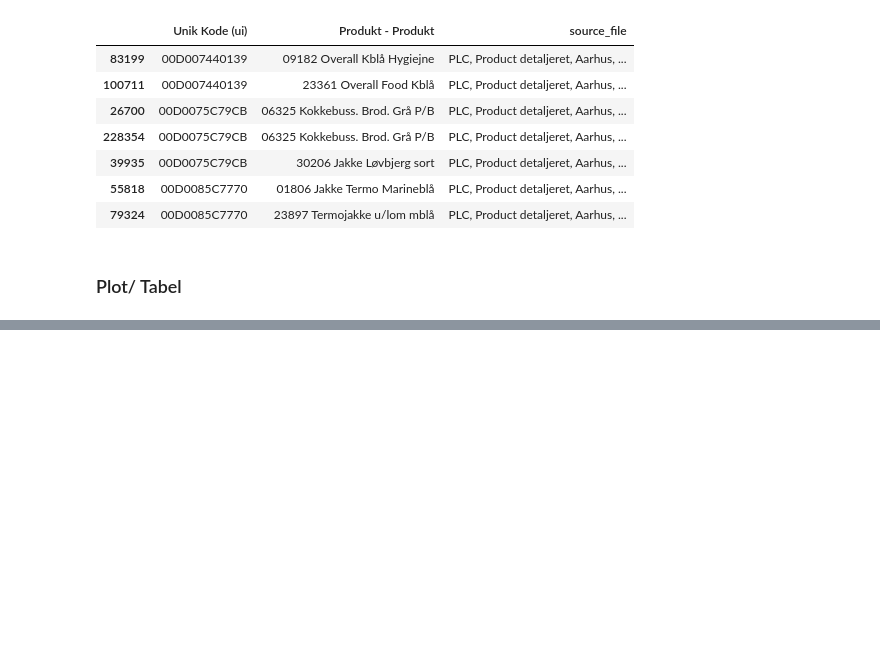
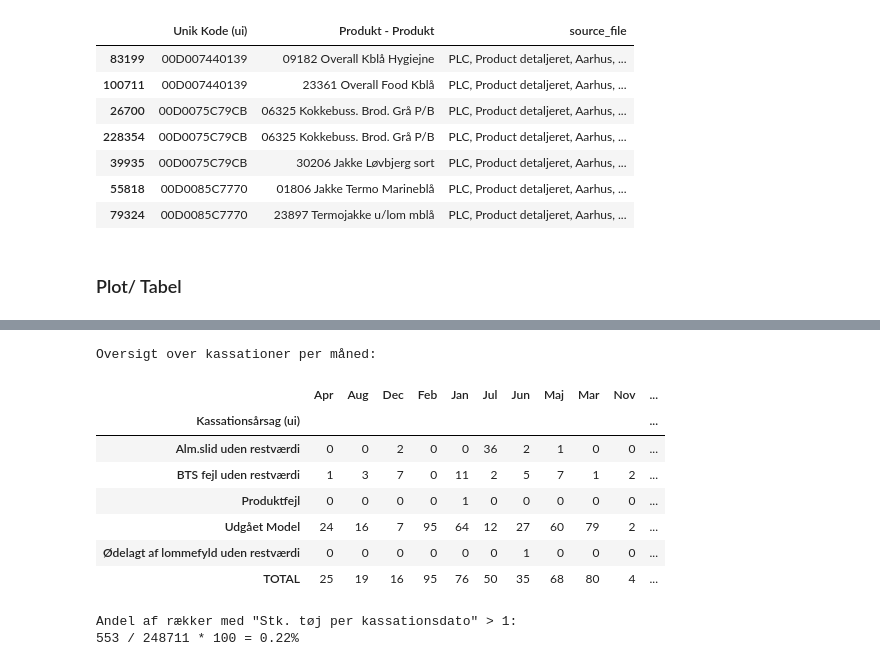
Before and after one commit to Mathias2209/Dataprojekt, a Jupyter notebook: Conflicting UI.ipynb, the cells around one changed output, grey strips where cells are left out. Cells and saved outputs as stored; diff of their text form; code cells hidden in the pictures; blank space fills up the shorter version.

```diff
--- a/Conflicting UI.ipynb
+++ b/Conflicting UI.ipynb
@@ -271,0 +293,17 @@ Antal koder hvor 2. liv er præcis 0 dage: 338
+# %%
+# Filtrering
+Stktoej = all_data[all_data["Stk. tøj per kassationsdato"] > 1]
+
+# Sortering efter antal
+Stktoej_tabel = (
+    Stktoej[["Unik Kode (ui)", "Produkt - Produkt", "Kassationsårsag (ui)", "Stk. tøj per kassationsdato"]]
+    .sort_values(by="Stk. tøj per kassationsdato", ascending=False)
+)
+
+print(f"Antal rækker med \"Stk. tøj per kassationsdato\" (>1 stk): {len(Stktoej)}")
+# print("\nDe største kassationer i datasættet:")
+# print(Stktoej_tabel.head(15))
+
+print(Stktoej["Kassationsårsag (ui)"].value_counts())
+
+# print(Stktoej[["Kassationsårsag (ui)", "Month_map"]].value_counts().sort_values(ascending=False))
@@ -271,0 +319,29 @@ Antal koder hvor 2. liv er præcis 0 dage: 338
+# %%
+# Skab en læsbar matrix-tabel (Crosstab)
+# index er rækkerne, columns er kolonnerne
+tabel_oversigt = pd.crosstab(
+    index=Stktoej["Kassationsårsag (ui)"],
+    columns=Stktoej["source_file"].str.extract(r'(\w{3})[.,\s]+\d{4}')[0],  # Ekstraher månedsnavn fra filnavn - r'(\w{3})\. \d{4}\.xlsx'
+    margins=True,            # Tilføjer en 'All' kolonne/række med totaler
+    margins_name="TOTAL"     # Navnet på total-rækken
+)
+
+# print(f"Antal rækker med bulk-kassation (>1 stk): {len(Stktoej)}")
+print("Oversigt over kassationer per måned:")
+display(tabel_oversigt)
+# %% [output]
+Oversigt over kassationer per måned:
+|  | Apr | Aug | Dec | Feb | Jan | Jul | Jun | Maj | Mar | Nov | ... |
+| Kassationsårsag (ui) |  |  |  |  |  |  |  |  |  |  | ... |
+| Alm.slid uden restværdi | 0 | 0 | 2 | 0 | 0 | 36 | 2 | 1 | 0 | 0 | ... |
+| BTS fejl uden restværdi | 1 | 3 | 7 | 0 | 11 | 2 | 5 | 7 | 1 | 2 | ... |
+| Produktfejl | 0 | 0 | 0 | 0 | 1 | 0 | 0 | 0 | 0 | 0 | ... |
+| Udgået Model | 24 | 16 | 7 | 95 | 64 | 12 | 27 | 60 | 79 | 2 | ... |
+| Ødelagt af lommefyld uden restværdi | 0 | 0 | 0 | 0 | 0 | 0 | 1 | 0 | 0 | 0 | ... |
+| TOTAL | 25 | 19 | 16 | 95 | 76 | 50 | 35 | 68 | 80 | 4 | ... |
+# %%
+andel = (len(Stktoej) / len(all_data) * 100)
+print(f"Andel af rækker med \"Stk. tøj per kassationsdato\" > 1: \n{len(Stktoej)} / {len(all_data)} * 100 = {andel:.2f}%")
+# %% [output]
+Andel af rækker med "Stk. tøj per kassationsdato" > 1:
+553 / 248711 * 100 = 0.22%
```
Also changed, not shown: parts of 9 cells of this notebook.
